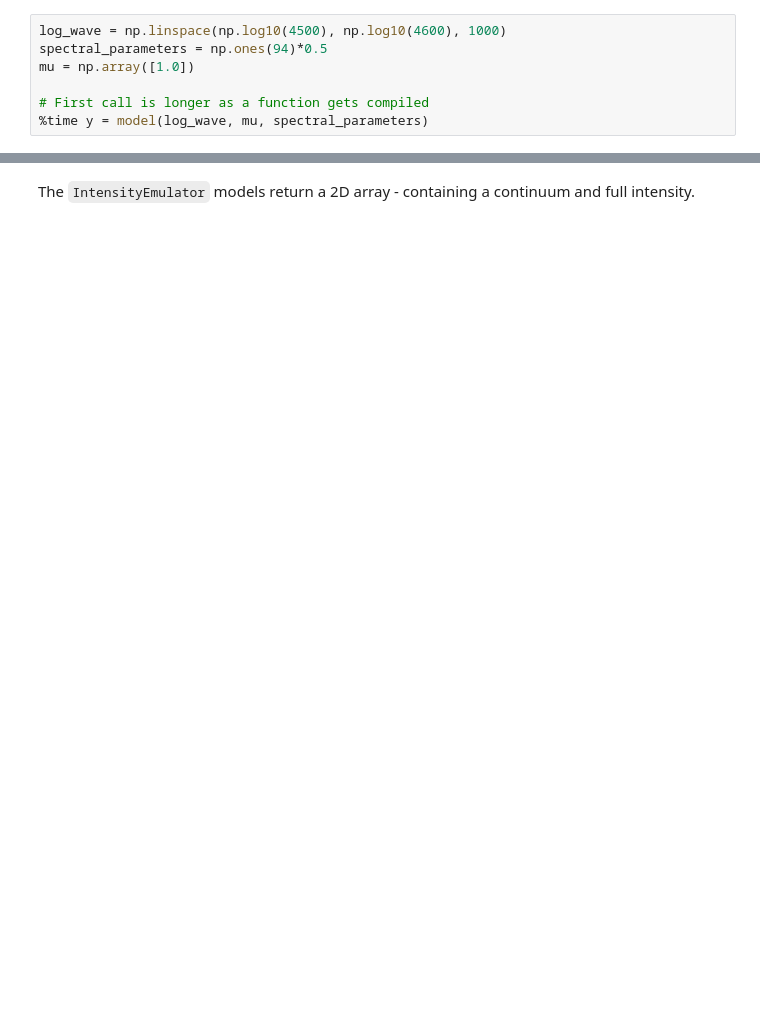
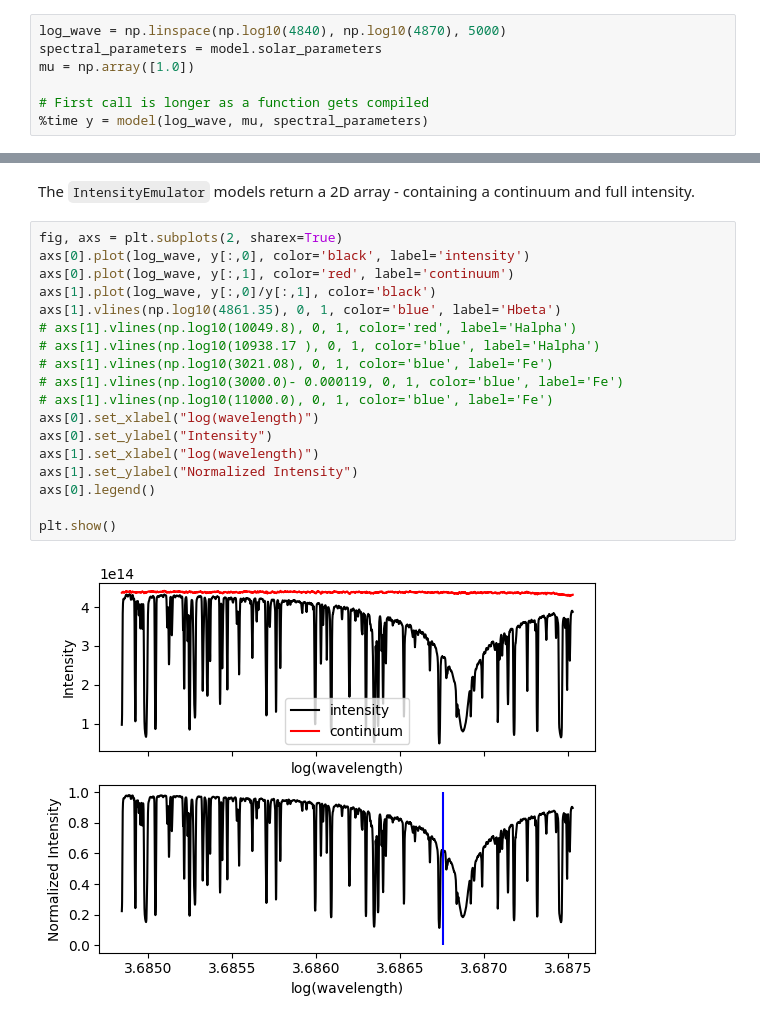
Before and after one commit to RozanskiT/transformer_payne, a Jupyter notebook: tutorial/transformer_payne.ipynb, the cells around one changed output, grey strips where cells are left out. Saved outputs shown, nothing was run; the diff lists cells and outputs as text; blank space fills up the shorter version.

````diff
--- a/tutorial/transformer_payne.ipynb
+++ b/tutorial/transformer_payne.ipynb
@@ -12,8 +12,8 @@ This is all you need! You can now work with spectra by passing in the:
 - spectral parameter values (refer to ```model.parameter_names```)
 - $\mu$ - cosine of the angle between the radius and the line-of-sight
 # %%
-log_wave = np.linspace(np.log10(4500), np.log10(4600), 1000)
-spectral_parameters = np.ones(94)*0.5
+log_wave = np.linspace(np.log10(4840), np.log10(4870), 5000)
+spectral_parameters = model.solar_parameters
 mu = np.array([1.0])
 
 # First call is longer as a function gets compiled
@@ -30,2 +30,22 @@ Wall time: 3.41 s
 # %% [markdown]
 The ```IntensityEmulator``` models return a 2D array - containing a continuum and full intensity.
+# %%
+fig, axs = plt.subplots(2, sharex=True)
+axs[0].plot(log_wave, y[:,0], color='black', label='intensity')
+axs[0].plot(log_wave, y[:,1], color='red', label='continuum')
+axs[1].plot(log_wave, y[:,0]/y[:,1], color='black')
+axs[1].vlines(np.log10(4861.35), 0, 1, color='blue', label='Hbeta')
+# axs[1].vlines(np.log10(10049.8), 0, 1, color='red', label='Halpha')
+# axs[1].vlines(np.log10(10938.17 ), 0, 1, color='blue', label='Halpha')
+# axs[1].vlines(np.log10(3021.08), 0, 1, color='blue', label='Fe')
+# axs[1].vlines(np.log10(3000.0)- 0.000119, 0, 1, color='blue', label='Fe')
+# axs[1].vlines(np.log10(11000.0), 0, 1, color='blue', label='Fe')
+axs[0].set_xlabel("log(wavelength)")
+axs[0].set_ylabel("Intensity")
+axs[1].set_xlabel("log(wavelength)")
+axs[1].set_ylabel("Normalized Intensity")
+axs[0].legend()
+
+plt.show()
+# %% [output]
+[figure, added]
````
Also changed, not shown: parts of 9 cells of this notebook.
